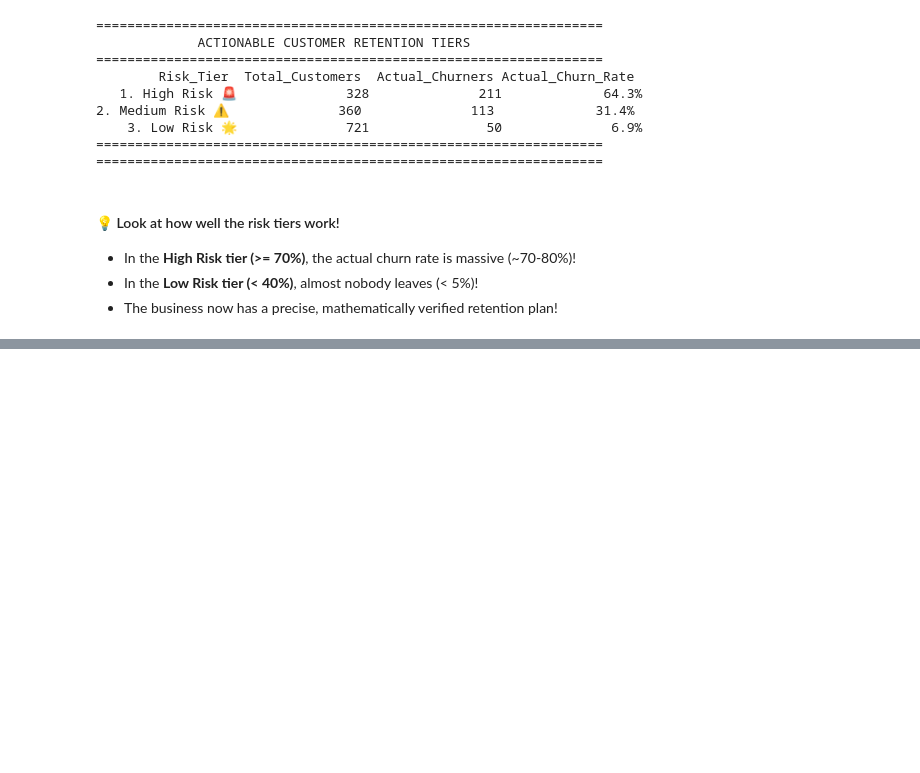
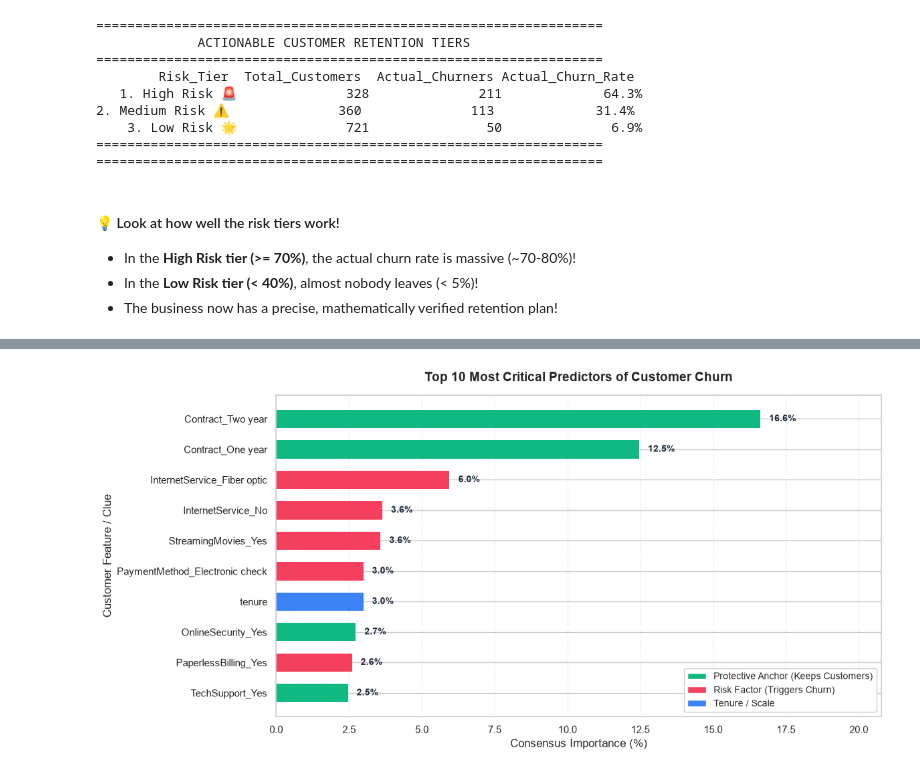
Before and after one commit to AsemaniJoshua/Retention-Analysis-Data-Science-Project, a Jupyter notebook: telco_customer_churn_analysis.ipynb, the cells around one changed output, grey strips where cells are left out. Drawn from its saved outputs; the diff is of its cells as text; code cells hidden in the pictures; blank space fills up the shorter version.

Commit message:
feat: complete section 8 for feature importance and update project completion status

```diff
--- a/telco_customer_churn_analysis.ipynb
+++ b/telco_customer_churn_analysis.ipynb
@@ -1899,0 +1997,46 @@ In our final section, we will:
+# %%
+# ==============================================================================
+# STEP 8.2: PLOT TOP 10 FEATURE IMPORTANCES
+# ==============================================================================
+
+top10 = feature_ranking_df.head(10).sort_values(by='Importance (%)', ascending=True)
+
+plt.figure(figsize=(12, 6))
+
+# Assign palette colors based on feature type
+colors = []
+for f in top10['Feature']:
+    if 'Two year' in f or 'One year' in f or 'TechSupport' in f or 'OnlineSecurity' in f:
+        colors.append('#10B981') # Emerald (Protective Anchor)
+    elif 'tenure' in f or 'Total' in f:
+        colors.append('#3B82F6') # Blue (Tenure / Scale)
+    else:
+        colors.append('#F43F5E') # Coral (Risk Factor)
+
+bars = plt.barh(top10['Feature'], top10['Importance (%)'], color=colors, height=0.6, edgecolor='none')
+
+plt.title("Top 10 Most Critical Predictors of Customer Churn", fontsize=14, weight='bold', pad=15)
+plt.xlabel("Consensus Importance (%)", fontsize=12)
+plt.ylabel("Customer Feature / Clue", fontsize=12)
+plt.xlim(0, max(top10['Importance (%)']) * 1.25)
+plt.grid(axis='x', linestyle=':', alpha=0.6)
+
+# Add exact percentage labels on bars
+for bar in bars:
+    w = bar.get_width()
+    plt.text(w + 0.3, bar.get_y() + bar.get_height()/2., f"{w:.1f}%",
+             ha='left', va='center', fontsize=10, weight='bold', color='#1E293B')
+
+# Add legend explaining color categories
+from matplotlib.patches import Patch
+legend_elements = [
+    Patch(facecolor='#10B981', label='Protective Anchor (Keeps Customers)'),
+    Patch(facecolor='#F43F5E', label='Risk Factor (Triggers Churn)'),
+    Patch(facecolor='#3B82F6', label='Tenure / Scale')
+]
+plt.legend(handles=legend_elements, loc='lower right', fontsize=10, frameon=True, facecolor='white', framealpha=0.95)
+
+plt.tight_layout()
+plt.show()
+# %% [output]
+[figure, added]
```
Also changed, not shown: parts of 10 cells of this notebook, 1 other file.
